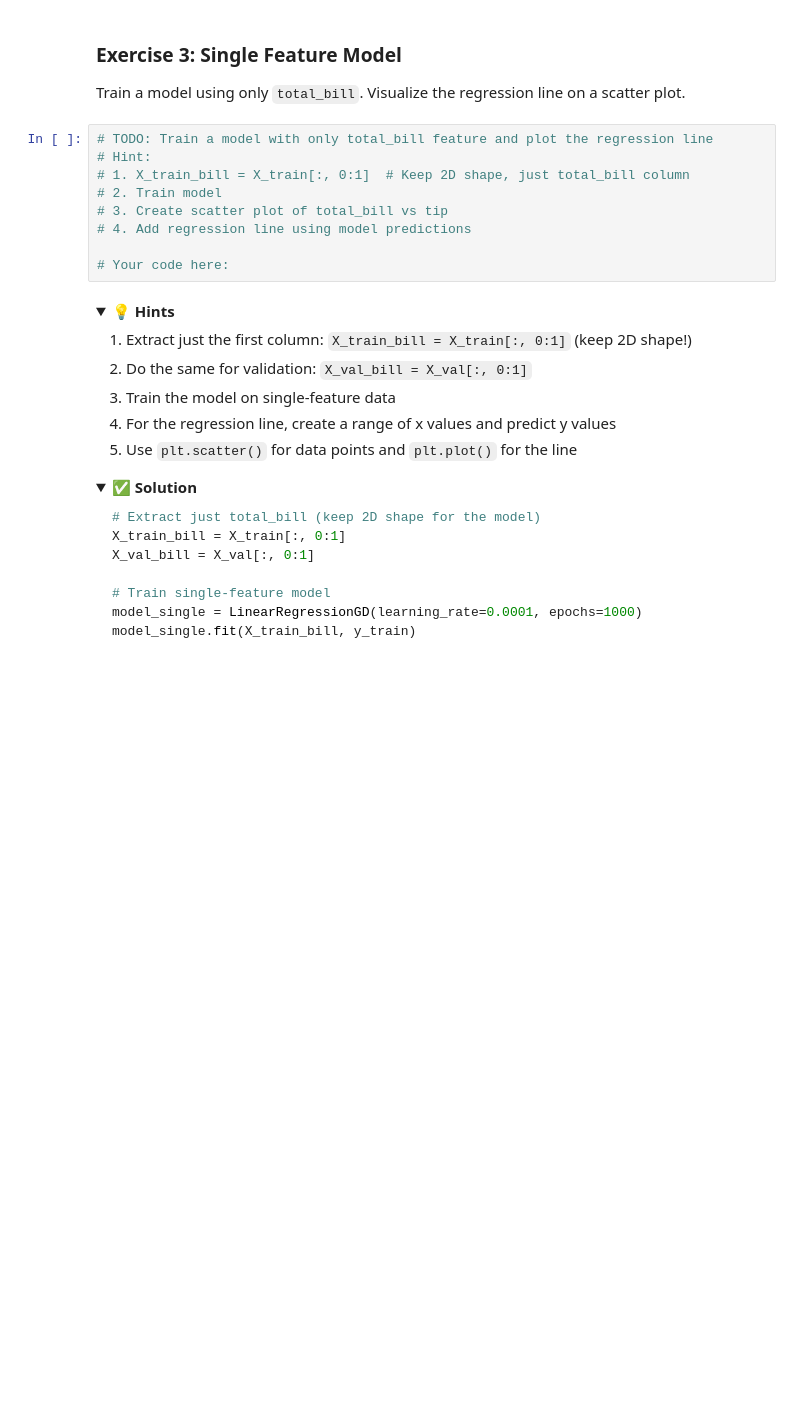
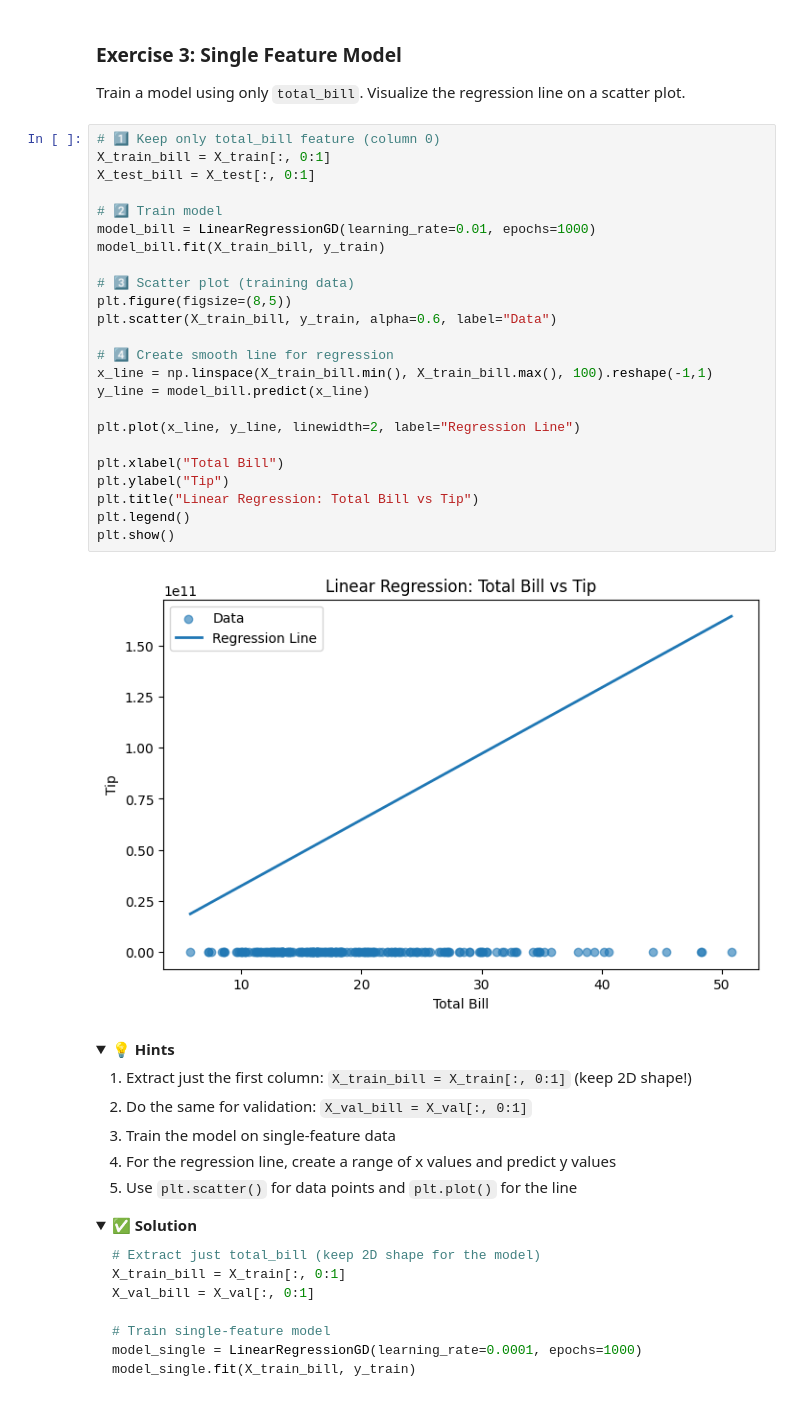
Before and after one commit to MrsTS5/ML, a Jupyter notebook: Week-2/Linear Regression Practice/linear-regression-from-scratch.ipynb, the cells around one changed output. Cells and saved outputs as stored; diff of their text form; folded sections open; blank space fills up the shorter version.

```diff
--- a/Week-2/Linear Regression Practice/linear-regression-from-scratch.ipynb
+++ b/Week-2/Linear Regression Practice/linear-regression-from-scratch.ipynb
@@ -690,15 +836,32 @@ plt.show()
 ### Exercise 3: Single Feature Model
 
 Train a model using only `total_bill`. Visualize the regression line on a scatter plot.
-# %%
-# TODO: Train a model with only total_bill feature and plot the regression line
-# Hint:
-# 1. X_train_bill = X_train[:, 0:1]  # Keep 2D shape, just total_bill column
-# 2. Train model
-# 3. Create scatter plot of total_bill vs tip
-# 4. Add regression line using model predictions
-
-# Your code here:
+# %%
+# 1️⃣ Keep only total_bill feature (column 0)
+X_train_bill = X_train[:, 0:1]
+X_test_bill = X_test[:, 0:1]
+
+# 2️⃣ Train model
+model_bill = LinearRegressionGD(learning_rate=0.01, epochs=1000)
+model_bill.fit(X_train_bill, y_train)
+
+# 3️⃣ Scatter plot (training data)
+plt.figure(figsize=(8,5))
+plt.scatter(X_train_bill, y_train, alpha=0.6, label="Data")
+
+# 4️⃣ Create smooth line for regression
+x_line = np.linspace(X_train_bill.min(), X_train_bill.max(), 100).reshape(-1,1)
+y_line = model_bill.predict(x_line)
+
+plt.plot(x_line, y_line, linewidth=2, label="Regression Line")
+
+plt.xlabel("Total Bill")
+plt.ylabel("Tip")
+plt.title("Linear Regression: Total Bill vs Tip")
+plt.legend()
+plt.show()
+# %% [output]
+[figure, added]
 # %% [markdown]
 <details>
 <summary><b>💡 Hints</b></summary>
```
Also changed, not shown: parts of 22 cells of this notebook, 2 other files.
